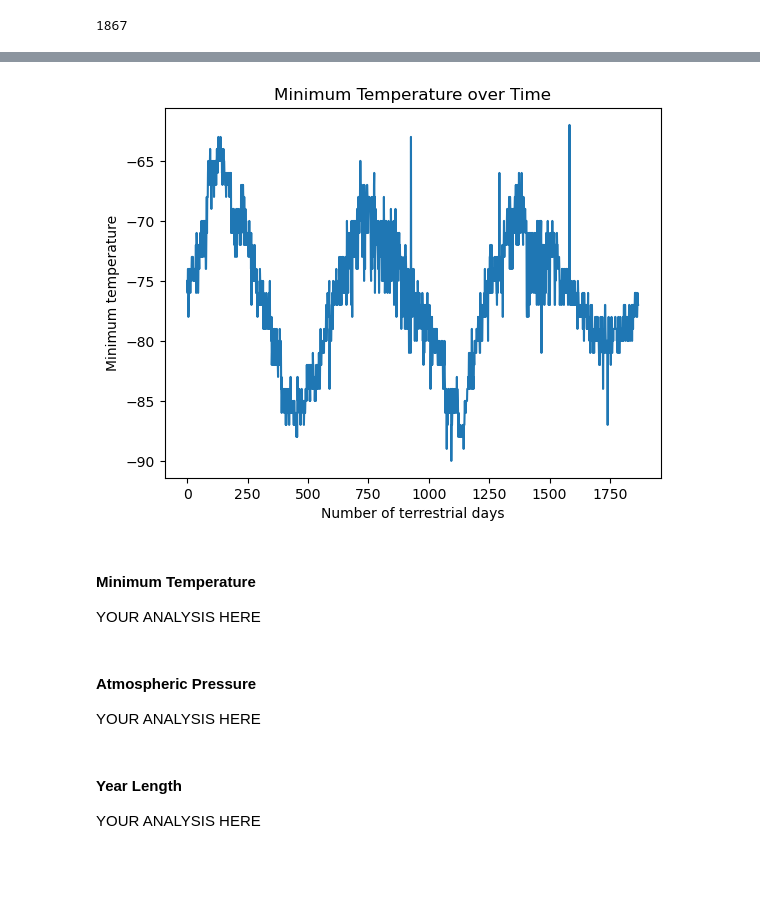
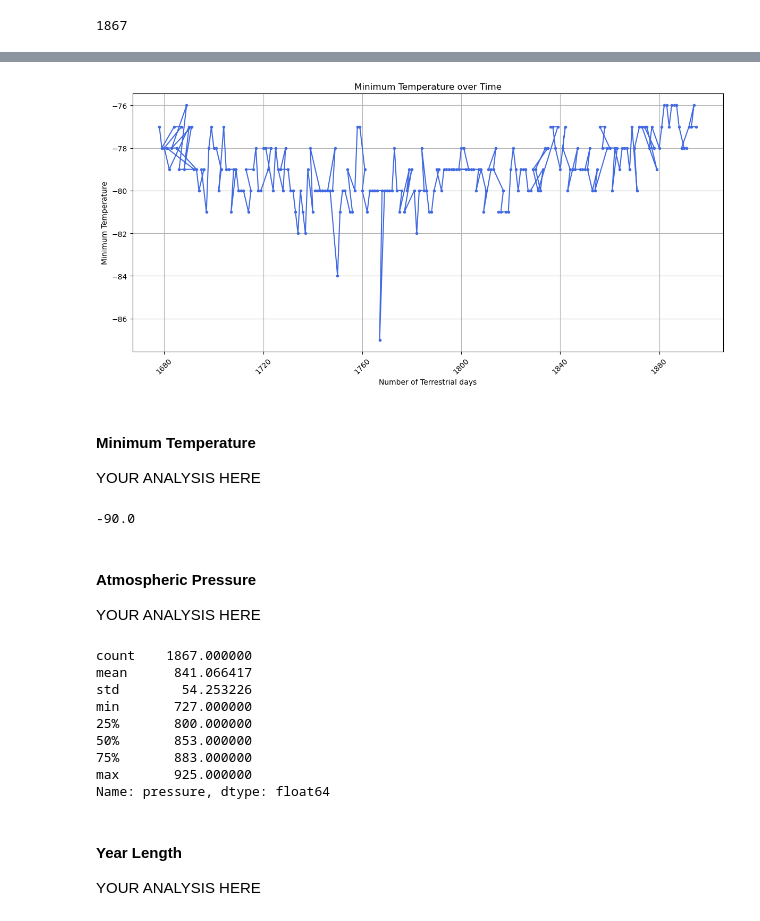
Before and after one commit to avenika100/data-collection-challenge, a Jupyter notebook: part_2_mars_weather.ipynb, the cells around one changed output, grey strips where cells are left out. Drawn from its saved outputs; the diff is of its cells as text; code cells hidden in the pictures; blank space fills up the shorter version.

```diff
--- a/part_2_mars_weather.ipynb
+++ b/part_2_mars_weather.ipynb
@@ -134,0 +103,13 @@ dtype: object
+# %%
+# Examine data type of each column
+(temperatures_df.columns).astype
+temperatures_df['terrestrial_date'] = temperatures_df['id'].astype(object)
+temperatures_df['id'] = temperatures_df['id'].astype(object)
+temperatures_df['sol'] = temperatures_df['sol'].astype(object)
+temperatures_df['Is'] = temperatures_df['Is'].astype(object)
+temperatures_df['month'] = temperatures_df['month'].astype(object)
+temperatures_df['min_temp'] = temperatures_df['min_temp'].astype(object)
+temperatures_df['pressure'] = temperatures_df['pressure'].astype(object)
+
+# Check the updated data types
+temperatures_df.dtypes
@@ -135,2 +125,12 @@ dtype: object
+# %%
+# Change data types for data analysis
+
+temperatures_df['id'] = temperatures_df['id'].astype(object)  # Convert to integer
+temperatures_df['terrestrial_date'] = pd.to_datetime(temperatures_df['terrestrial_date'])  # Convert to datetime, handle errors
+temperatures_df['sol'] = temperatures_df['sol'].astype('int32')  # Convert to integer
+temperatures_df['Is'] = temperatures_df['Is'].astype('int32')  # Convert to integer
+temperatures_df['month'] = temperatures_df['month'].astype('int32')  # Convert to integer
+temperatures_df['min_temp'] = temperatures_df['min_temp'].astype(float)  # Convert to float
+temperatures_df['pressure'] = temperatures_df['pressure'].astype(float)  # Convert to float
 # %%
 # Confirm type changes were successful by examining data types again
@@ -220,16 +288,42 @@ Name: pressure, dtype: float64
 # %%
 # 5. How many terrestrial (Earth) days are there in a Martian year?
 # Visually estimate the result by plotting the daily minimum temperature of each observation in the data set.
+plt.figure(figsize=(12, 6))
+plt.plot(temperatures_df['terrestrial_date'], temperatures_df['min_temp'], marker='o', color='royalblue', linestyle='-', markersize=3)
+plt.title('Minimum Temperature over Time')
+plt.xlabel('Number of Terrestrial days')
+plt.ylabel('Minimum Temperature')
+plt.grid(True)
+plt.xticks(rotation=45)
+plt.tight_layout()
 # %% [output]
-[figure, old version]
+[figure, new version]
 # %% [markdown]
 #### Minimum Temperature
 
 YOUR ANALYSIS HERE
+# %%
+minimum_temp= temperatures_df['min_temp'].min()
+minimum_temp
+# %% [output]
+-90.0
 # %% [markdown]
 #### Atmospheric Pressure
 
 YOUR ANALYSIS HERE
+# %%
+Atmospheric_pressure = temperatures_df['pressure'].describe()
+Atmospheric_pressure
+# %% [output]
+count    1867.000000
+mean      841.066417
+std        54.253226
+min       727.000000
+25%       800.000000
+50%       853.000000
+75%       883.000000
+max       925.000000
+Name: pressure, dtype: float64
 # %% [markdown]
 #### Year Length
 
```
Also changed, not shown: parts of 19 cells of this notebook, 2 other files.
